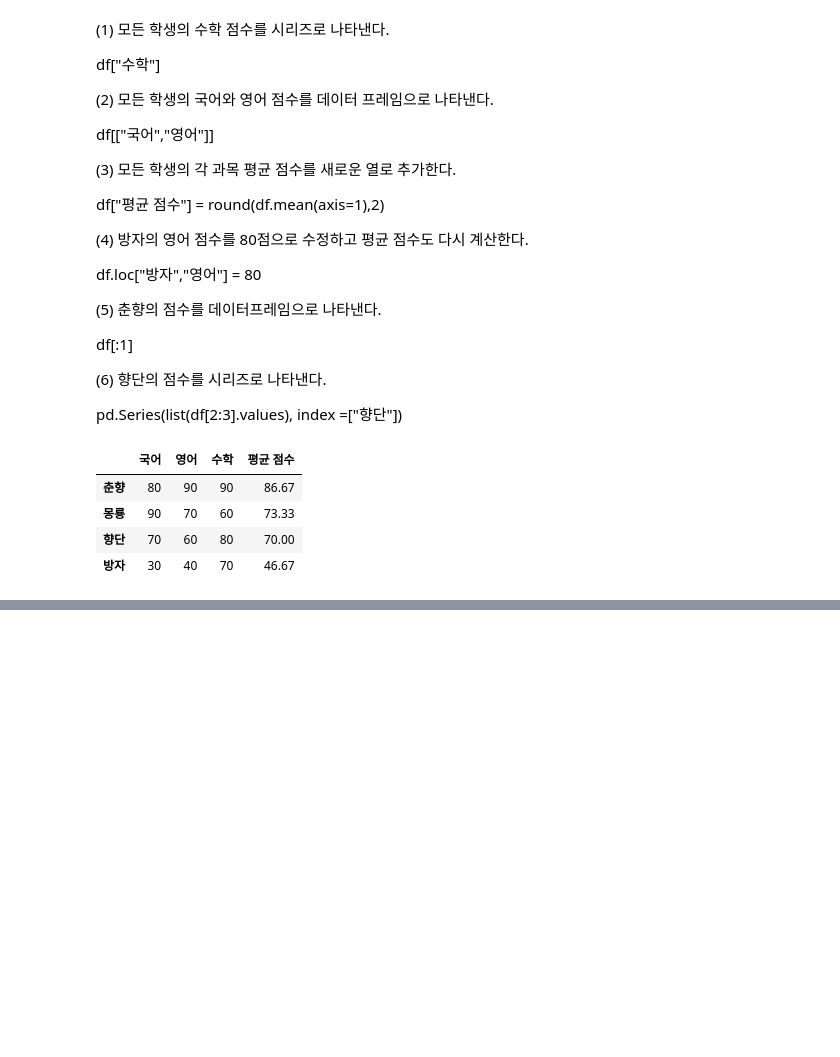
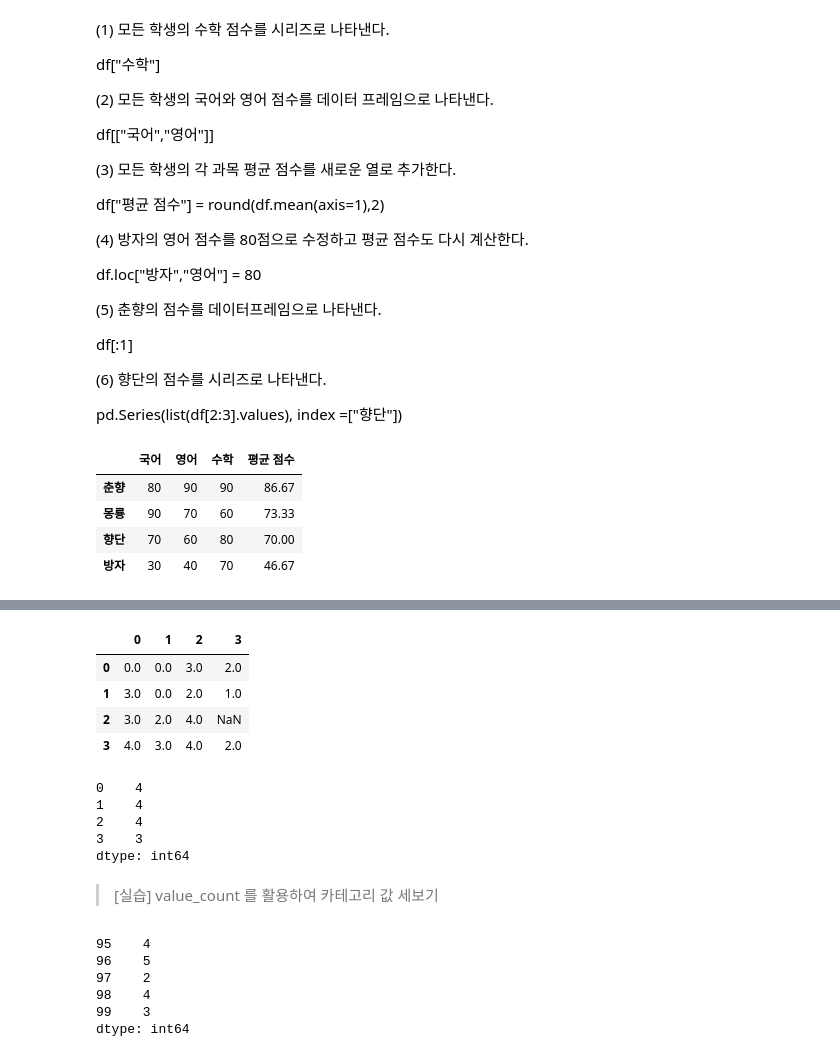
Before and after one commit to yunaasi/Python-Data-Mining, a Jupyter notebook: 데이터사이언스개론 개인공부/4장- pandas.ipynb, the cells around one changed output, grey strips where cells are left out. Saved outputs shown, nothing was run; the diff lists cells and outputs as text; code cells hidden in the pictures; blank space fills up the shorter version.

```diff
--- a/데이터사이언스개론 개인공부/4장- pandas.ipynb
+++ b/데이터사이언스개론 개인공부/4장- pandas.ipynb
@@ -358,0 +480,34 @@ df
+# %%
+np.random.seed(2)
+df = pd.DataFrame(np.random.randint(5, size=(4, 4)), dtype=float)
+df.iloc[2, 3] = np.nan
+df
+# %% [output]
+|  | 0 | 1 | 2 | 3 |
+| 0 | 0.0 | 0.0 | 3.0 | 2.0 |
+| 1 | 3.0 | 0.0 | 2.0 | 1.0 |
+| 2 | 3.0 | 2.0 | 4.0 | NaN |
+| 3 | 4.0 | 3.0 | 4.0 | 2.0 |
+# %%
+# 열마다 별도 값 세기
+df.count()
+# %% [output]
+0    4
+1    4
+2    4
+3    3
+dtype: int64
+# %% [markdown]
+> [실습]  value_count 를 활용하여 카테고리 값 세보기
+# %%
+
+np.random.seed(1)
+s2 = pd.Series(np.random.randint(6, size=100))
+s2.tail()
+# %% [output]
+95    4
+96    5
+97    2
+98    4
+99    3
+dtype: int64
```
Also changed, not shown: parts of 23 cells of this notebook.
